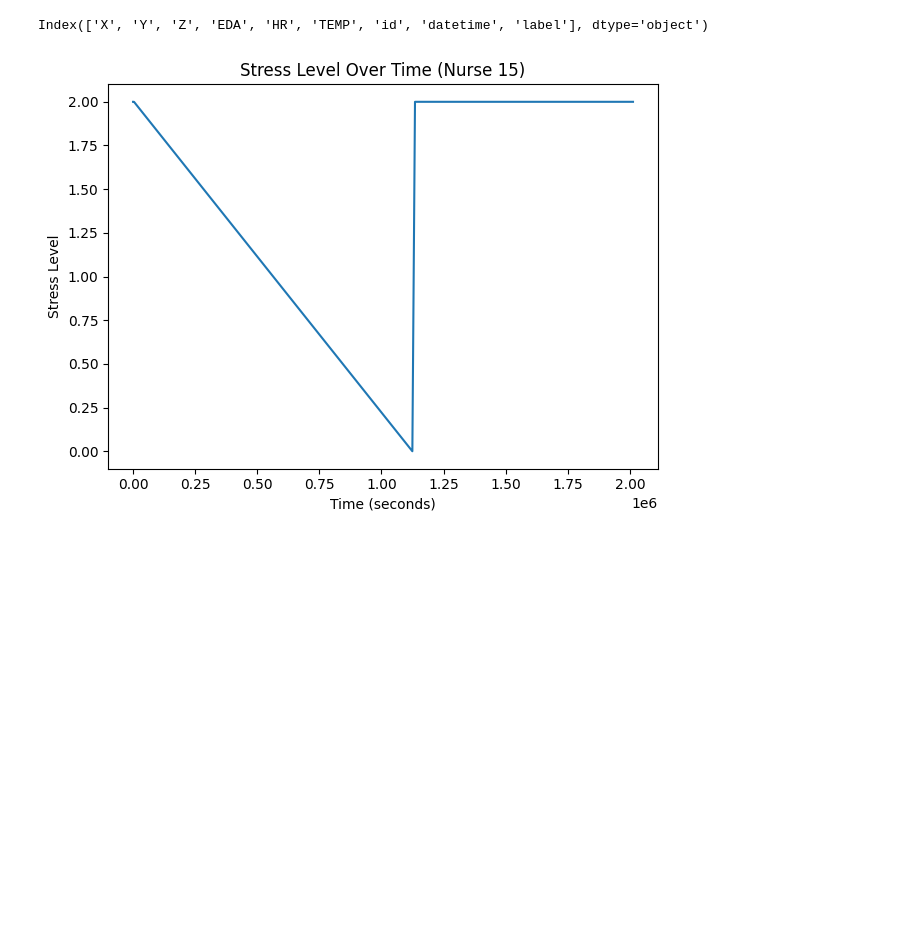
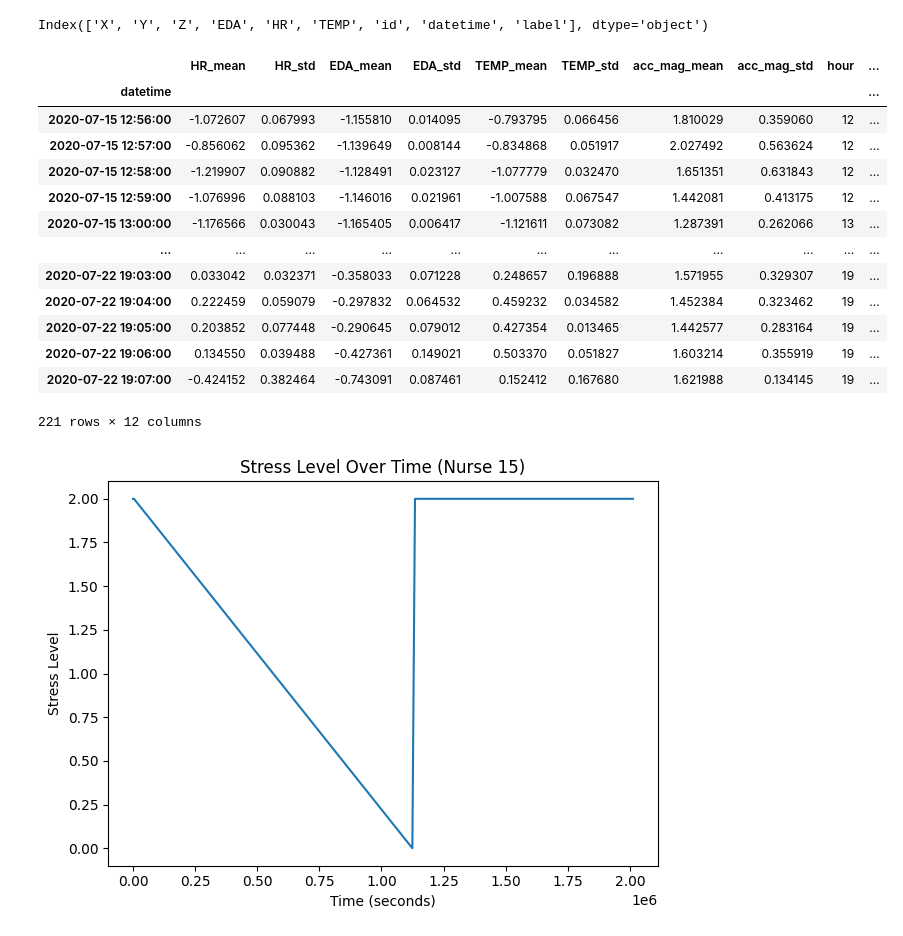
Before and after one commit to adishri8/MLMAMidtermProject, a Jupyter notebook: preprocessing_eda.ipynb, the cells around one changed output. Cells and saved outputs as stored; diff of their text form; code cells hidden in the pictures; blank space fills up the shorter version.

```diff
--- a/preprocessing_eda.ipynb
+++ b/preprocessing_eda.ipynb
@@ -11,3 +11,7 @@ df = pd.read_csv(os.path.join(path, 'merged_data.csv'))
+# %%
+with zipfile.ZipFile('merged_data.csv.zip') as z:
+    with z.open('merged_data.csv') as f:
+        df = pd.read_csv(f)
 # %%
 df.head()
 # %% [output]
@@ -109,25 +113,26 @@ for pid, df_nurse in df.groupby('id'):
     # Normalize per person (safe)
     df_nurse[features] = (df_nurse[features] - df_nurse[features].mean()) / (df_nurse[features].std() + 1e-8)
 
-    # Set time index
+    # Set time index and convert time-series to windows
     df_nurse = df_nurse.set_index('datetime')
-
-    window = '60s'
+    window = '60s'  # Used a window of 60 s
 
     # Accelerometer magnitude
     df_nurse['acc_mag'] = np.sqrt(
         df_nurse['X']**2 + df_nurse['Y']**2 + df_nurse['Z']**2
     )
 
-    # Aggregation dictionary
+    ## FEATURE ENGINEERING STEP ##
+    # Aggregation dictionary for physiological signals (for each window)
     agg_dict = {
         'HR': ['mean', 'std'],
         'EDA': ['mean', 'std'],
         'TEMP': ['mean', 'std'],
         'acc_mag': ['mean', 'std']
     }
+    # Mean to measure baseline level; std for variability of stress signal
 
-    # Feature aggregation
+    # Feature aggregation into fixed time windows
     features_df = df_nurse.resample(window).agg(agg_dict)
     features_df.columns = ['_'.join(col) for col in features_df.columns]
 
@@ -137,20 +142,29 @@ for pid, df_nurse in df.groupby('id'):
     )
 
     features_df['label'] = label_df
-
     # Drop missing
     features_df = features_df.dropna()
 
-    # Time features
-    features_df['hour'] = features_df.index.hour
-    features_df['hour_sin'] = np.sin(2*np.pi*features_df['hour']/24)
-    features_df['hour_cos'] = np.cos(2*np.pi*features_df['hour']/24)
+    # Convert to seconds since the start of the recording  (continuous)
+    features_df['day'] = features_df.index.date
+
+    # get per-day relative time
+    features_df['time_sec'] = (
+        features_df.index.to_series()
+        .groupby(features_df['day'])
+        .transform(lambda x: (x - x.iloc[0]).dt.total_seconds())
+    )
+
+    # normalize per day
+    features_df['time_sec'] = features_df.groupby('day')['time_sec'].transform(
+        lambda x: x / x.max()
+    )
 
     cols = [col for col in features_df.columns if col != 'label'] + ['label']
     features_df = features_df[cols]
 
     # Save
-    features_df.to_csv(f'data/processed_nurse_{pid}.csv')
+    features_df.to_csv(f'data_new/processed_nurse_{pid}.csv')
 
     # Store processed version
     processed_df[pid] = features_df
@@ -157,3 +173,20 @@ for pid, df_nurse in df.groupby('id'):
+# %%
+processed_df['8B']
+# %% [output]
+|  | HR_mean | HR_std | EDA_mean | EDA_std | TEMP_mean | TEMP_std | acc_mag_mean | acc_mag_std | hour | ... |
+| datetime |  |  |  |  |  |  |  |  |  | ... |
+| 2020-07-15 12:56:00 | -1.072607 | 0.067993 | -1.155810 | 0.014095 | -0.793795 | 0.066456 | 1.810029 | 0.359060 | 12 | ... |
+| 2020-07-15 12:57:00 | -0.856062 | 0.095362 | -1.139649 | 0.008144 | -0.834868 | 0.051917 | 2.027492 | 0.563624 | 12 | ... |
+| 2020-07-15 12:58:00 | -1.219907 | 0.090882 | -1.128491 | 0.023127 | -1.077779 | 0.032470 | 1.651351 | 0.631843 | 12 | ... |
+| 2020-07-15 12:59:00 | -1.076996 | 0.088103 | -1.146016 | 0.021961 | -1.007588 | 0.067547 | 1.442081 | 0.413175 | 12 | ... |
+| 2020-07-15 13:00:00 | -1.176566 | 0.030043 | -1.165405 | 0.006417 | -1.121611 | 0.073082 | 1.287391 | 0.262066 | 13 | ... |
+| ... | ... | ... | ... | ... | ... | ... | ... | ... | ... | ... |
+| 2020-07-22 19:03:00 | 0.033042 | 0.032371 | -0.358033 | 0.071228 | 0.248657 | 0.196888 | 1.571955 | 0.329307 | 19 | ... |
+| 2020-07-22 19:04:00 | 0.222459 | 0.059079 | -0.297832 | 0.064532 | 0.459232 | 0.034582 | 1.452384 | 0.323462 | 19 | ... |
+| 2020-07-22 19:05:00 | 0.203852 | 0.077448 | -0.290645 | 0.079012 | 0.427354 | 0.013465 | 1.442577 | 0.283164 | 19 | ... |
+| 2020-07-22 19:06:00 | 0.134550 | 0.039488 | -0.427361 | 0.149021 | 0.503370 | 0.051827 | 1.603214 | 0.355919 | 19 | ... |
+| 2020-07-22 19:07:00 | -0.424152 | 0.382464 | -0.743091 | 0.087461 | 0.152412 | 0.167680 | 1.621988 | 0.134145 | 19 | ... |
+221 rows × 12 columns
 # %%
 import matplotlib.pyplot as plt
 
```
Also changed, not shown: parts of 5 cells of this notebook.
